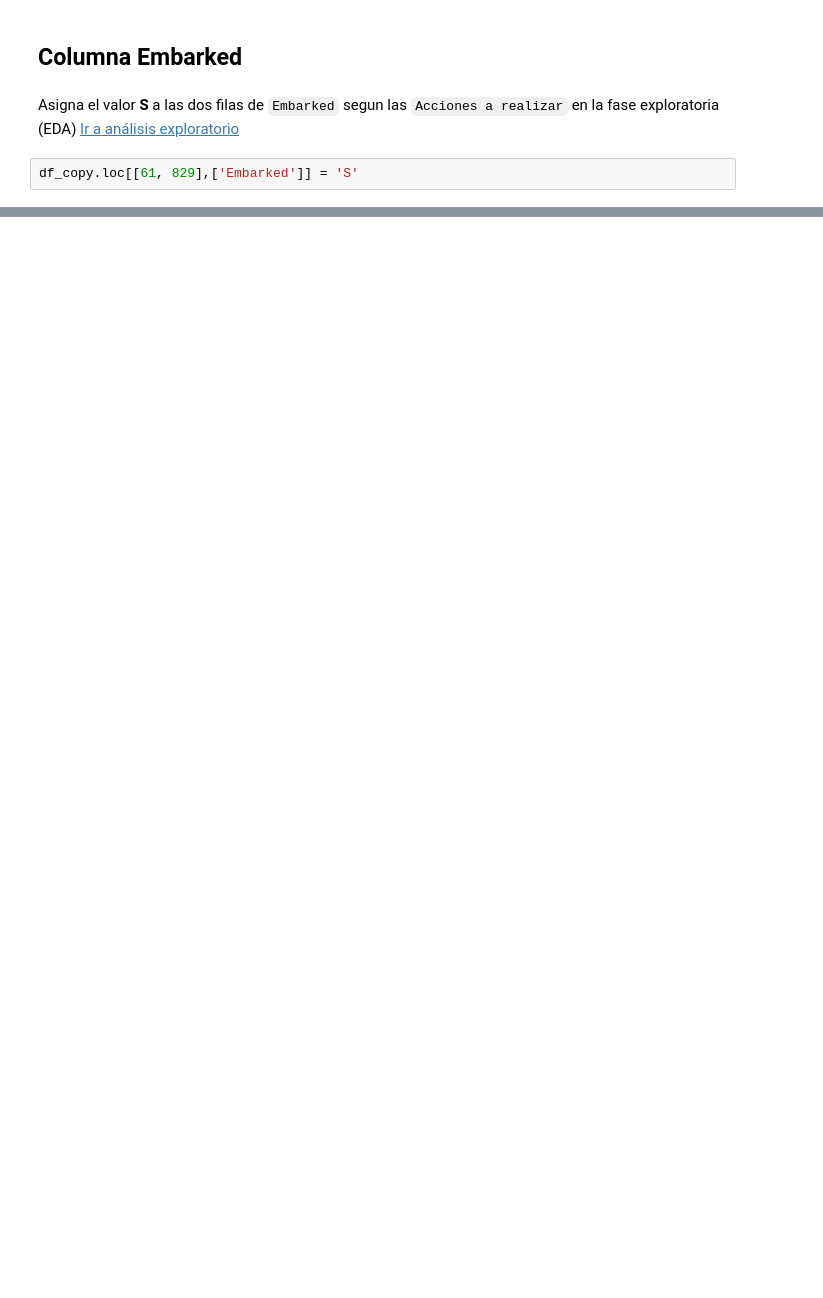
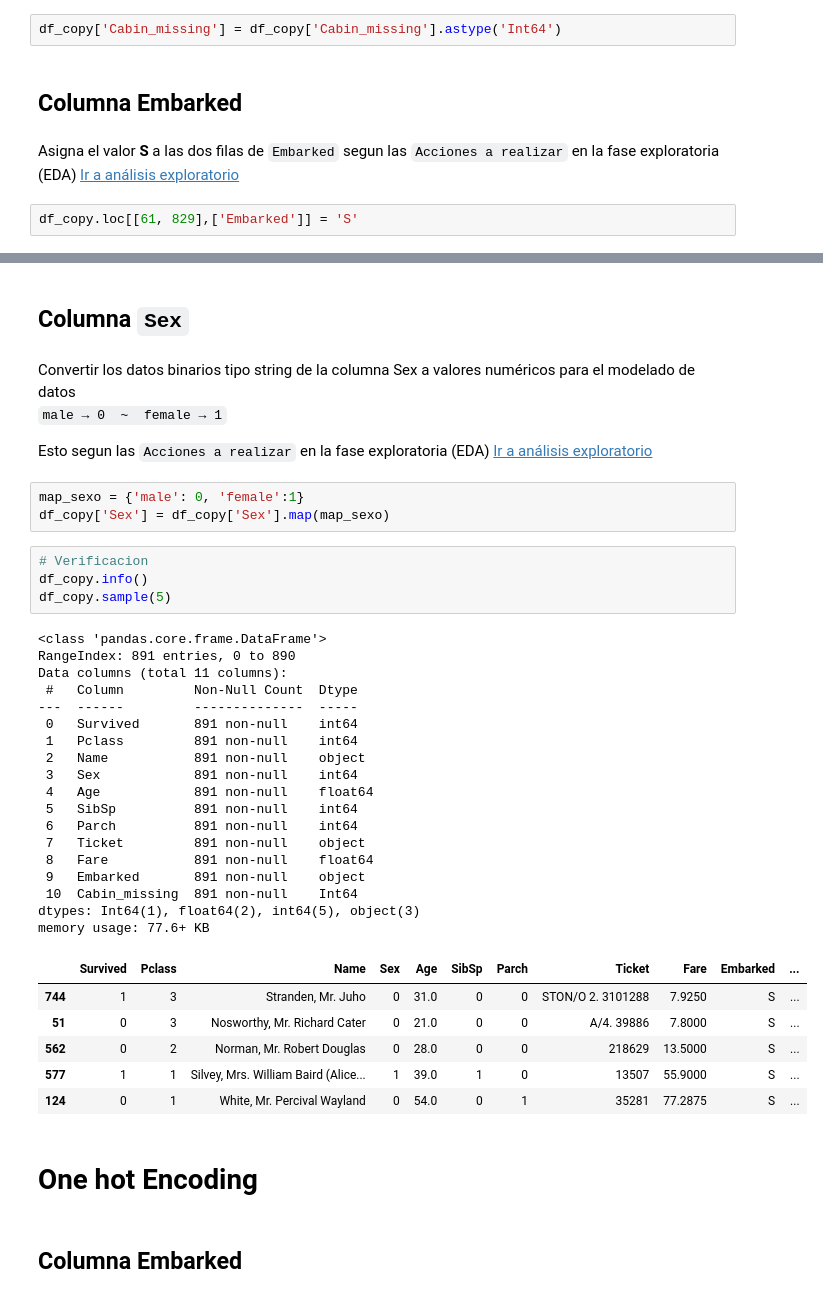
Before and after one commit to dzapatasal/Titanic-ML-from-Disaster, a Jupyter notebook: titanic/notebooks/02_cleaning.ipynb, the cells around one changed output, grey strips where cells are left out. Saved outputs shown, nothing was run; the diff lists cells and outputs as text; blank space fills up the shorter version.

````diff
--- a/titanic/notebooks/02_cleaning.ipynb
+++ b/titanic/notebooks/02_cleaning.ipynb
@@ -237,3 +280,5 @@ df_copy.drop('Cabin', axis=1, inplace=True)
+# %%
+df_copy['Cabin_missing'] = df_copy['Cabin_missing'].astype('Int64')
 # %% [markdown]
 ## Columna Embarked
 # %% [markdown]
@@ -243,0 +310,46 @@ df_copy.loc[[61, 829],['Embarked']] = 'S'
+# %% [markdown]
+## Columna `Sex`
+# %% [markdown]
+Convertir los datos binarios tipo string de la columna Sex a valores numéricos para el modelado de datos<br>
+    ```
+    male → 0  ~  female → 1
+    ```
+
+Esto segun las `Acciones a realizar` en la fase exploratoria (EDA)
+[Ir a análisis exploratorio](./01_exploration.ipynb)
+# %%
+map_sexo = {'male': 0, 'female':1}
+df_copy['Sex'] = df_copy['Sex'].map(map_sexo)
+# %%
+# Verificacion
+df_copy.info()
+df_copy.sample(5)
+# %% [output]
+<class 'pandas.core.frame.DataFrame'>
+RangeIndex: 891 entries, 0 to 890
+Data columns (total 11 columns):
+ #   Column         Non-Null Count  Dtype
+---  ------         --------------  -----
+ 0   Survived       891 non-null    int64
+ 1   Pclass         891 non-null    int64
+ 2   Name           891 non-null    object
+ 3   Sex            891 non-null    int64
+ 4   Age            891 non-null    float64
+ 5   SibSp          891 non-null    int64
+ 6   Parch          891 non-null    int64
+ 7   Ticket         891 non-null    object
+ 8   Fare           891 non-null    float64
+ 9   Embarked       891 non-null    object
+ 10  Cabin_missing  891 non-null    Int64
+dtypes: Int64(1), float64(2), int64(5), object(3)
+memory usage: 77.6+ KB
+|  | Survived | Pclass | Name | Sex | Age | SibSp | Parch | Ticket | Fare | Embarked | ... |
+| 744 | 1 | 3 | Stranden, Mr. Juho | 0 | 31.0 | 0 | 0 | STON/O 2. 3101288 | 7.9250 | S | ... |
+| 51 | 0 | 3 | Nosworthy, Mr. Richard Cater | 0 | 21.0 | 0 | 0 | A/4. 39886 | 7.8000 | S | ... |
+| 562 | 0 | 2 | Norman, Mr. Robert Douglas | 0 | 28.0 | 0 | 0 | 218629 | 13.5000 | S | ... |
+| 577 | 1 | 1 | Silvey, Mrs. William Baird (Alice... | 1 | 39.0 | 1 | 0 | 13507 | 55.9000 | S | ... |
+| 124 | 0 | 1 | White, Mr. Percival Wayland | 0 | 54.0 | 0 | 1 | 35281 | 77.2875 | S | ... |
+# %% [markdown]
+# One hot Encoding
+# %% [markdown]
+## Columna Embarked
````
Also changed, not shown: parts of 19 cells of this notebook.
